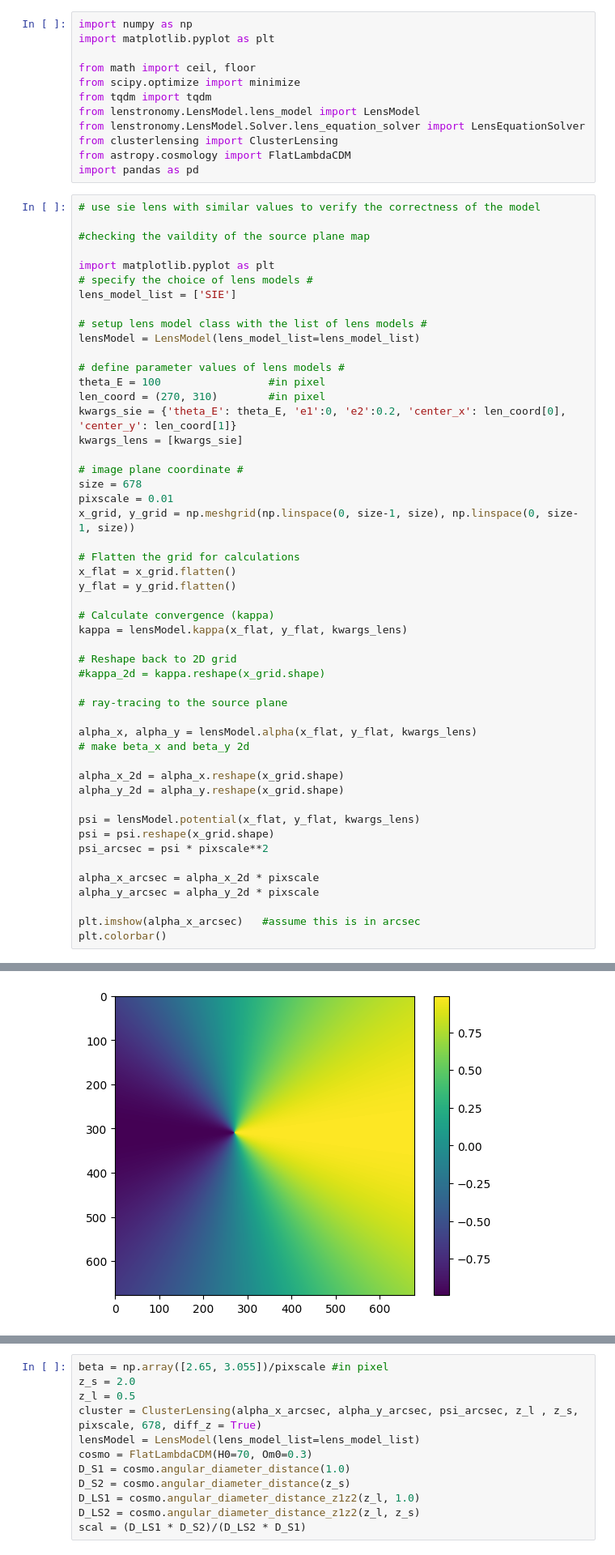
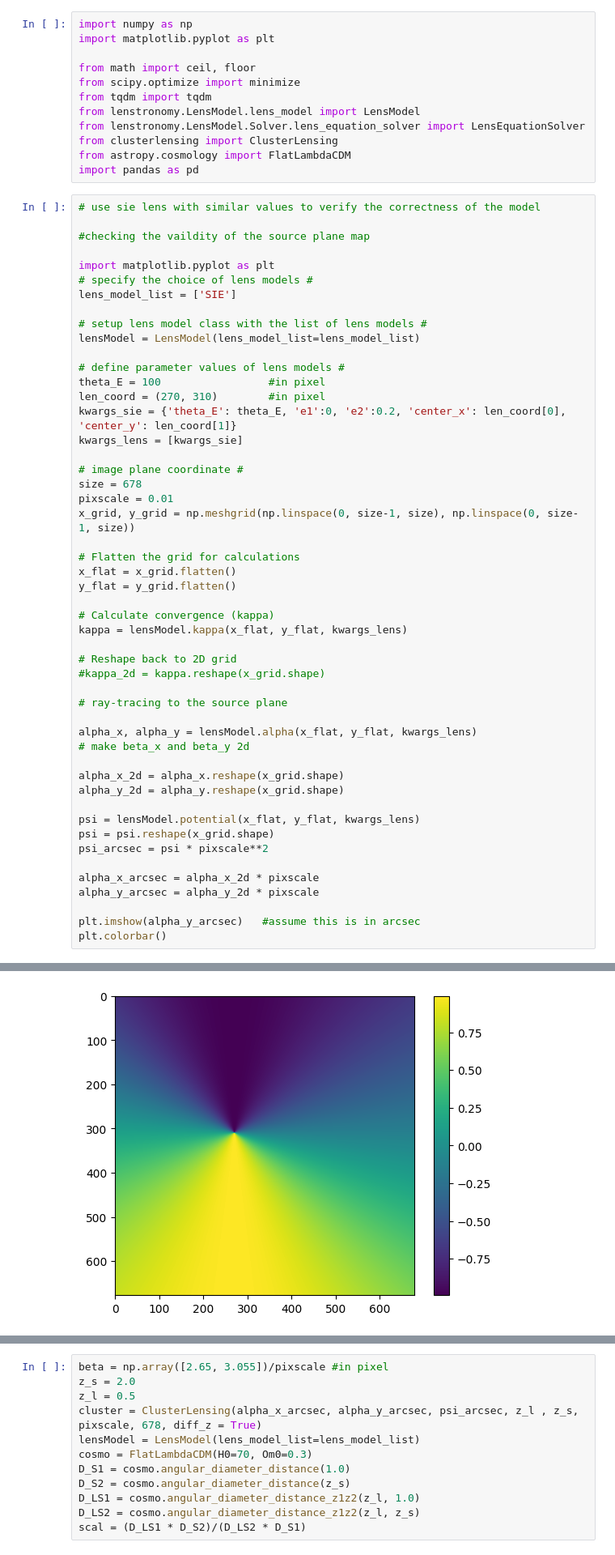
Before and after one commit to diceandcats/SURE-GW-lensing-cont, a Jupyter notebook: Real stuffs/cluster_class_verify.ipynb, the cells around one changed output, grey strips where cells are left out. Shown: that part at 81% size. Saved outputs shown, nothing was run; the diff lists cells and outputs as text.

```diff
--- a/Real stuffs/cluster_class_verify.ipynb
+++ b/Real stuffs/cluster_class_verify.ipynb
@@ -34,35 +34,35 @@ pixscale = 0.01
 x_grid, y_grid = np.meshgrid(np.linspace(0, size-1, size), np.linspace(0, size-1, size))
 
 # Flatten the grid for calculations
 x_flat = x_grid.flatten()
 y_flat = y_grid.flatten()
 
 # Calculate convergence (kappa)
 kappa = lensModel.kappa(x_flat, y_flat, kwargs_lens)
 
 # Reshape back to 2D grid
 #kappa_2d = kappa.reshape(x_grid.shape)
 
 # ray-tracing to the source plane
 
 alpha_x, alpha_y = lensModel.alpha(x_flat, y_flat, kwargs_lens)
 # make beta_x and beta_y 2d
 
 alpha_x_2d = alpha_x.reshape(x_grid.shape)
 alpha_y_2d = alpha_y.reshape(x_grid.shape)
 
 psi = lensModel.potential(x_flat, y_flat, kwargs_lens)
 psi = psi.reshape(x_grid.shape)
 psi_arcsec = psi * pixscale**2
 
 alpha_x_arcsec = alpha_x_2d * pixscale
 alpha_y_arcsec = alpha_y_2d * pixscale
 
-plt.imshow(alpha_x_arcsec)   #assume this is in arcsec
+plt.imshow(alpha_y_arcsec)   #assume this is in arcsec
 plt.colorbar()
 # %% [output]
 <matplotlib.colorbar.Colorbar at 0x...>
-[figure, old version]
+[figure, new version]
 # %%
 # illustrate the casutic
 array_test = np.zeros([678,678])
```
Also changed, not shown: parts of 2 cells of this notebook, 1 other file.
